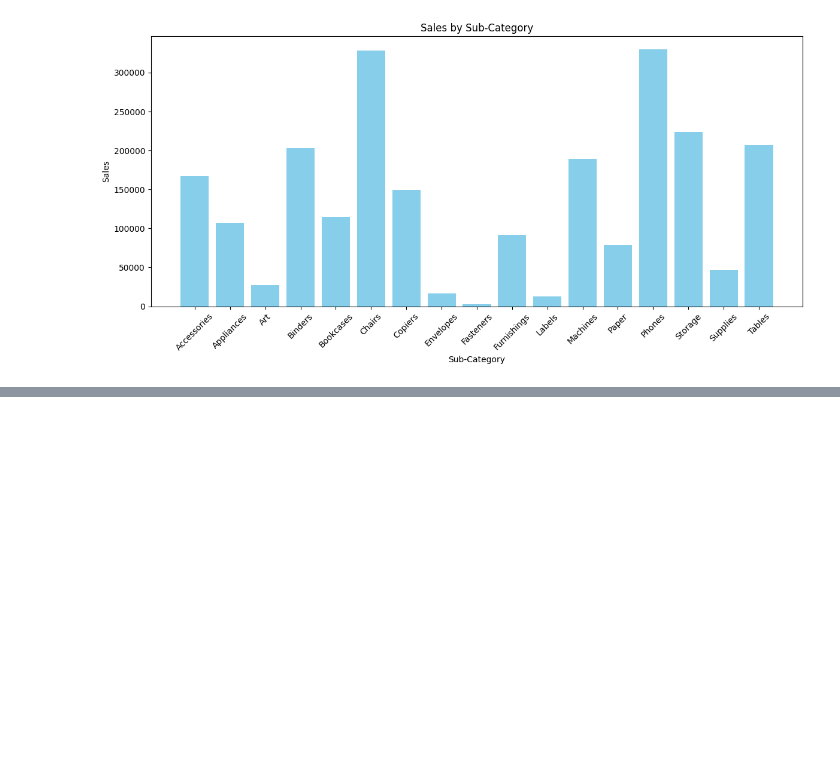
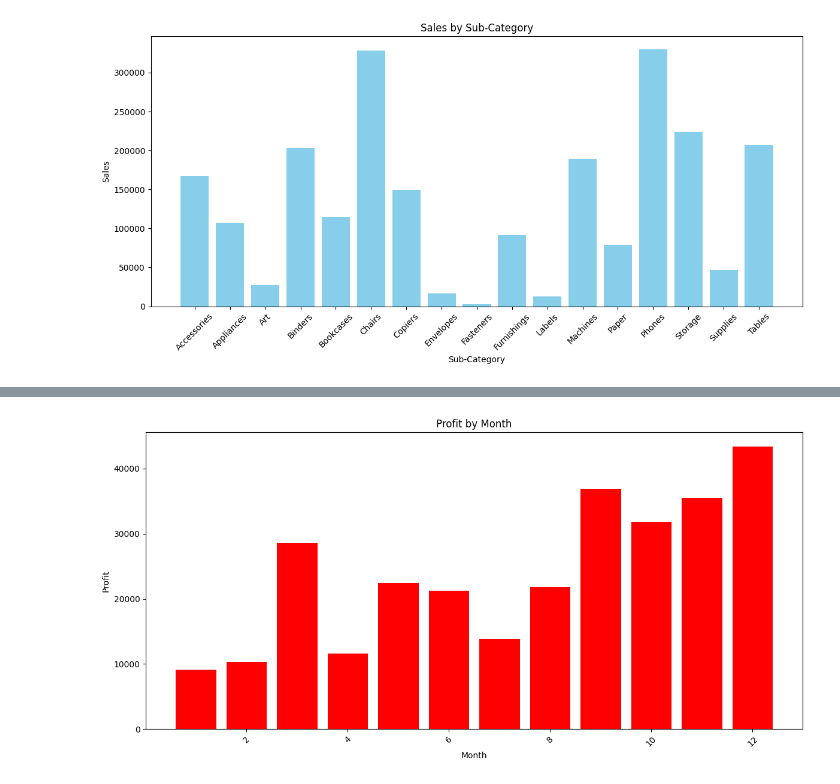
Before and after one commit to SujanRai08/portfolio_project, a Jupyter notebook: ecommerce_analysis/ecommerce_sales.ipynb, the cells around one changed output, grey strips where cells are left out. Saved outputs shown, nothing was run; the diff lists cells and outputs as text; code cells hidden in the pictures; blank space fills up the shorter version.

```diff
--- a/ecommerce_analysis/ecommerce_sales.ipynb
+++ b/ecommerce_analysis/ecommerce_sales.ipynb
@@ -168,3 +167,7 @@ plt.tight_layout()
 plt.show()
 # %% [output]
 [figure]
+# %%
+# profit by month
+profit_by_month = data.groupby('Order Month')['Profit'].sum().reset_index()
+profit_by_month
@@ -170,0 +188,12 @@ plt.show()
+# %%
+# visualization for profit by month
+plt.figure(figsize=(12, 6))
+plt.bar(profit_by_month['Order Month'], profit_by_month['Profit'], color='red')
+plt.title("Profit by Month")
+plt.xlabel("Month")
+plt.ylabel("Profit")
+plt.xticks(rotation=45)
+plt.tight_layout()
+plt.show()
+# %% [output]
+[figure, added]
```
Also changed, not shown: parts of 5 cells of this notebook.
